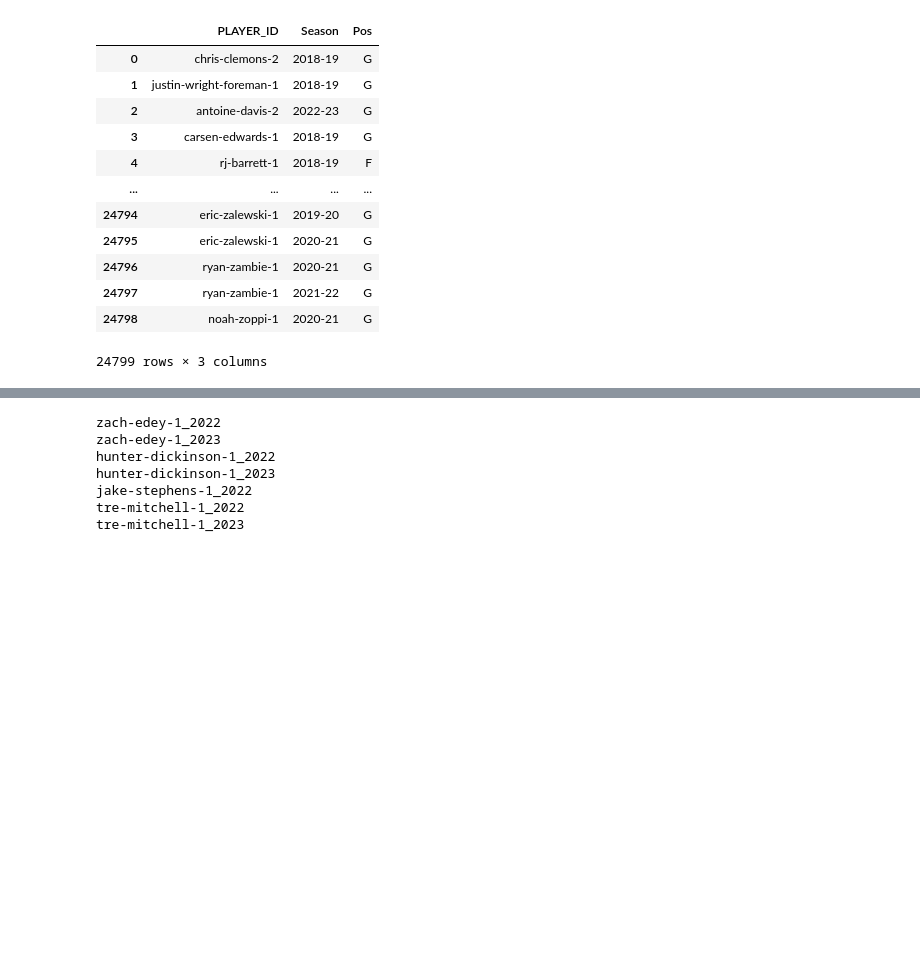
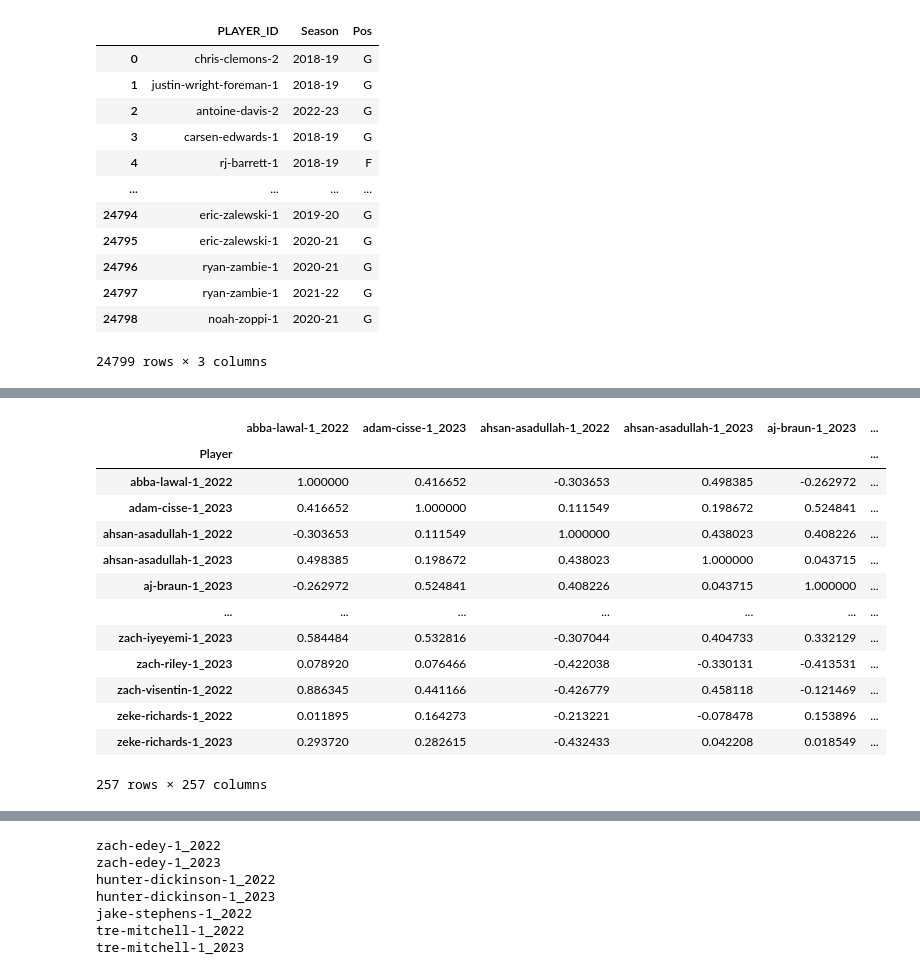
Before and after one commit to zainhoda1/Capstone-project, a Jupyter notebook: Analysis files/player_similarity.ipynb, the cells around one changed output, grey strips where cells are left out. Cells and saved outputs as stored; diff of their text form; code cells hidden in the pictures; blank space fills up the shorter version.

```diff
--- a/Analysis files/player_similarity.ipynb
+++ b/Analysis files/player_similarity.ipynb
@@ -300,0 +219,28 @@ df_c = df_c.drop(['Pos'], axis=1)
+# %%
+
+df_c = df_std[df_std['Pos']=='C']
+df_c = df_c.drop(['Pos'], axis=1)
+df_c_col = list(df_c['Player_Year']) # List of player-seasons
+df_c = df_c.set_index('Player_Year') # Setting index to player-season
+
+df_c_cs = cosine_similarity(df_c, df_c)
+df_c_cs= pd.DataFrame(df_c_cs, columns=df_c_col)
+df_c_cs['Player'] = df_c_col
+df_c_cs = df_c_cs.set_index('Player')
+# %%
+df_c_cs
+# %% [output]
+|  | abba-lawal-1_2022 | adam-cisse-1_2023 | ahsan-asadullah-1_2022 | ahsan-asadullah-1_2023 | aj-braun-1_2023 | ... |
+| Player |  |  |  |  |  | ... |
+| abba-lawal-1_2022 | 1.000000 | 0.416652 | -0.303653 | 0.498385 | -0.262972 | ... |
+| adam-cisse-1_2023 | 0.416652 | 1.000000 | 0.111549 | 0.198672 | 0.524841 | ... |
+| ahsan-asadullah-1_2022 | -0.303653 | 0.111549 | 1.000000 | 0.438023 | 0.408226 | ... |
+| ahsan-asadullah-1_2023 | 0.498385 | 0.198672 | 0.438023 | 1.000000 | 0.043715 | ... |
+| aj-braun-1_2023 | -0.262972 | 0.524841 | 0.408226 | 0.043715 | 1.000000 | ... |
+| ... | ... | ... | ... | ... | ... | ... |
+| zach-iyeyemi-1_2023 | 0.584484 | 0.532816 | -0.307044 | 0.404733 | 0.332129 | ... |
+| zach-riley-1_2023 | 0.078920 | 0.076466 | -0.422038 | -0.330131 | -0.413531 | ... |
+| zach-visentin-1_2022 | 0.886345 | 0.441166 | -0.426779 | 0.458118 | -0.121469 | ... |
+| zeke-richards-1_2022 | 0.011895 | 0.164273 | -0.213221 | -0.078478 | 0.153896 | ... |
+| zeke-richards-1_2023 | 0.293720 | 0.282615 | -0.432433 | 0.042208 | 0.018549 | ... |
+257 rows × 257 columns
```
Also changed, not shown: parts of 21 cells of this notebook.
